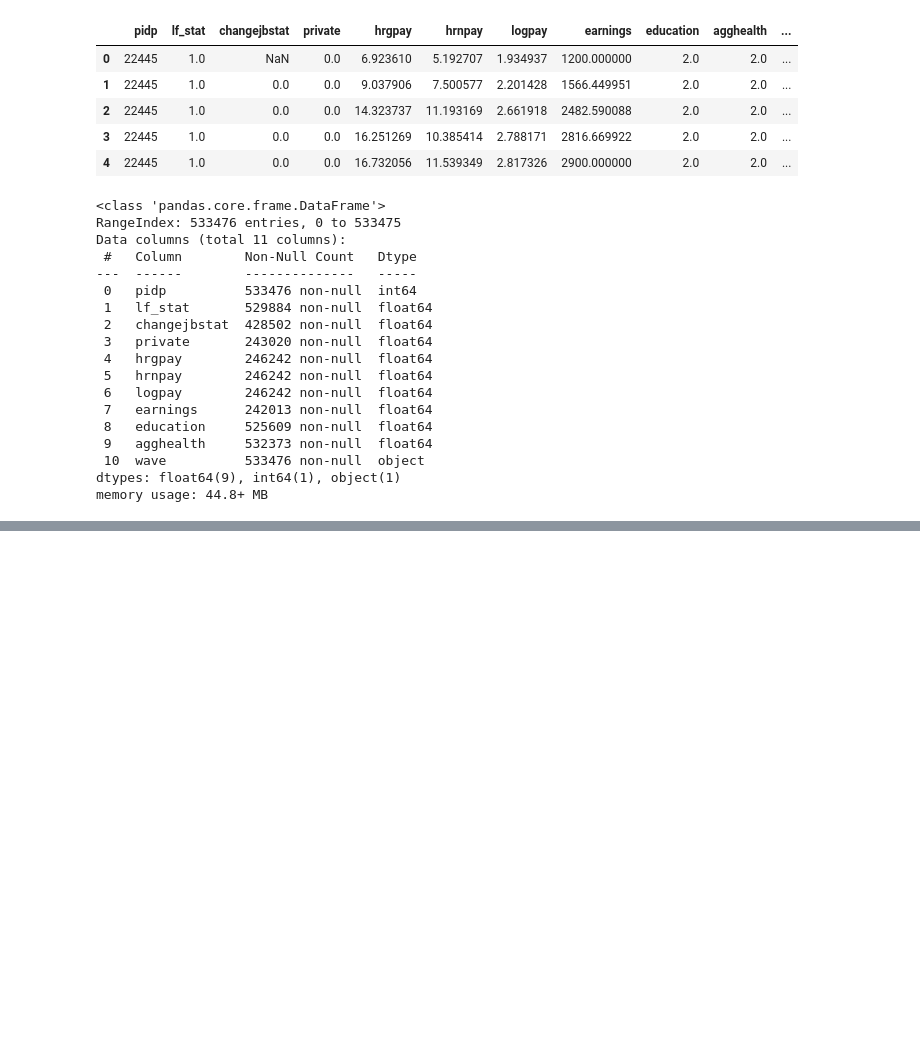
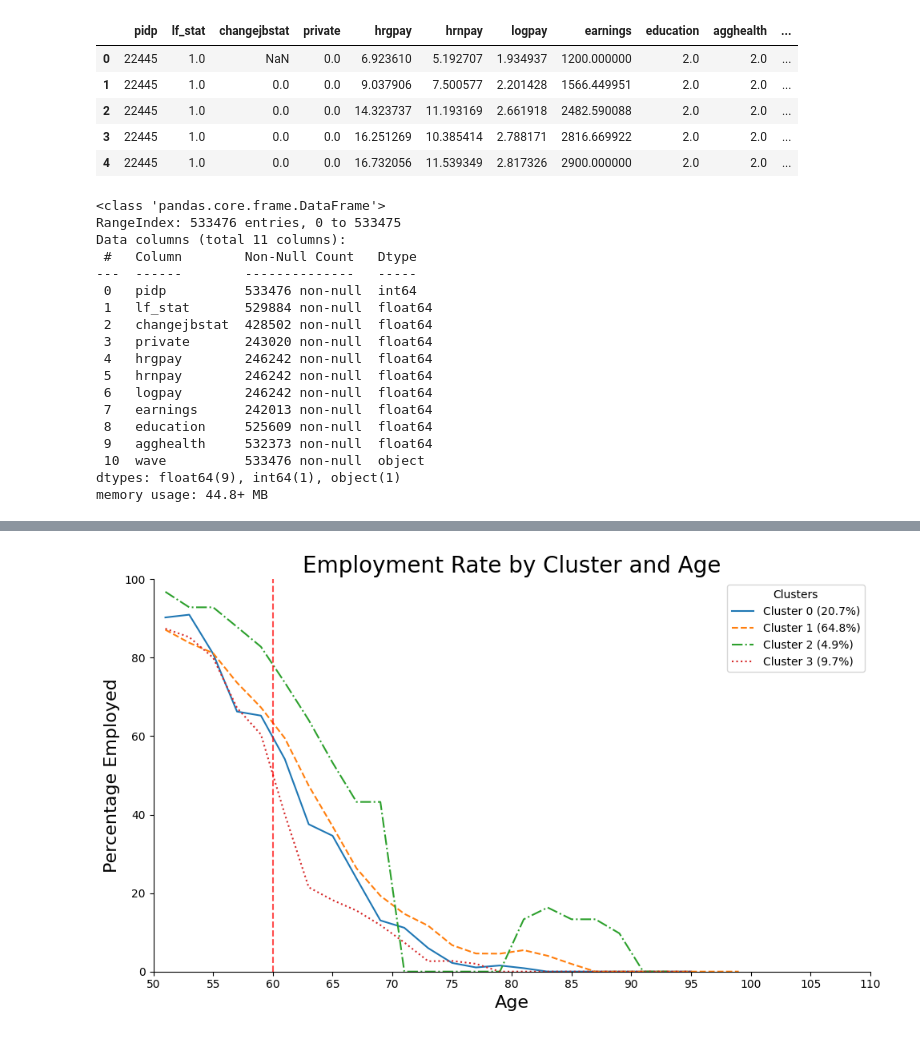
Before and after one commit to GJQu/EssexDissertation, a Jupyter notebook: k_means.ipynb, the cells around one changed output, grey strips where cells are left out. Saved outputs shown, nothing was run; the diff lists cells and outputs as text; code cells hidden in the pictures; blank space fills up the shorter version.

Commit message:
update plot

```diff
--- a/k_means.ipynb
+++ b/k_means.ipynb
@@ -423,3 +423,11 @@ Data columns (total 11 columns):
  10  wave          533476 non-null  object
 dtypes: float64(9), int64(1), object(1)
 memory usage: 44.8+ MB
+# %%
+# convert several column to integer type first
+ee_df['lf_stat'] = ee_df['lf_stat'].astype('Int64')
+ee_df['changejbstat'] = ee_df['changejbstat'].astype('Int64')
+ee_df['education'] = ee_df['education'].astype('Int64')
+ee_df['agghealth'] = ee_df['agghealth'].astype('Int64')
+
+ee_df.head(3)
@@ -425,0 +439,3 @@ memory usage: 44.8+ MB
+# %%
+df_frailty['cluster'] = df_frailty['cluster'].astype('Int64')
+df_frailty.head(3)
@@ -425,0 +514,51 @@ memory usage: 44.8+ MB
+# %%
+# Merge the employment data with the frailty data
+merged_df = pd.merge(ee_df[['pidp', 'lf_stat']], df_frailty[['pidp', 'cluster', 'age_dv']], on='pidp', how='inner')
+
+# Filter the data
+merged_df = merged_df[(merged_df['age_dv'] >= 50) & (merged_df['age_dv'] <= 110) & (~np.isnan(merged_df['cluster']))]
+
+# Create age bins
+merged_df['age_bins'] = pd.cut(merged_df['age_dv'], bins=range(50, 111, 2), right=False)
+
+# Calculate the percentage of employed individuals for each bin and cluster
+binned_data = merged_df.groupby(['age_bins', 'cluster']).apply(lambda x: (x['lf_stat'] == 1).mean() * 100).unstack()
+
+# Calculate the midpoint of each age bin for plotting
+binned_data['age_mid'] = binned_data.index.map(lambda x: x.mid)
+
+# Calculate the percentage of individuals in each cluster
+cluster_percentages = merged_df['cluster'].value_counts(normalize=True) * 100
+
+# Create the plot
+fig, ax = plt.subplots(figsize=(10, 6))
+
+linestyles = ['-', '--', '-.', ':']
+colors = ['#1f77b4', '#ff7f0e', '#2ca02c', '#d62728']
+
+for cluster in range(4):
+    cluster_data = binned_data[cluster].dropna()
+    ax.plot(cluster_data.index.map(lambda x: x.mid), cluster_data.values,
+            label=f'Cluster {cluster} ({cluster_percentages[cluster]:.1f}%)',
+            linestyle=linestyles[cluster % len(linestyles)],
+            color=colors[cluster % len(colors)])
+
+ax.set_xlabel('Age', fontsize=16)
+ax.set_ylabel('Percentage Employed', fontsize=16)
+ax.spines['top'].set_visible(False)
+ax.spines['right'].set_visible(False)
+
+# Add a vertical line at age 60
+ax.axvline(x=60, color='red', linestyle='--', alpha=0.7)
+
+ax.set_title('Employment Rate by Cluster and Age', fontsize=20)
+ax.legend(title='Clusters', loc='best')
+
+ax.set_xlim(50, 110)
+ax.set_ylim(0, 100)
+ax.set_xticks(range(50, 111, 5))
+
+plt.tight_layout()
+plt.show()
+# %% [output]
+[figure, added]
```
Also changed, not shown: parts of 3 cells of this notebook.
